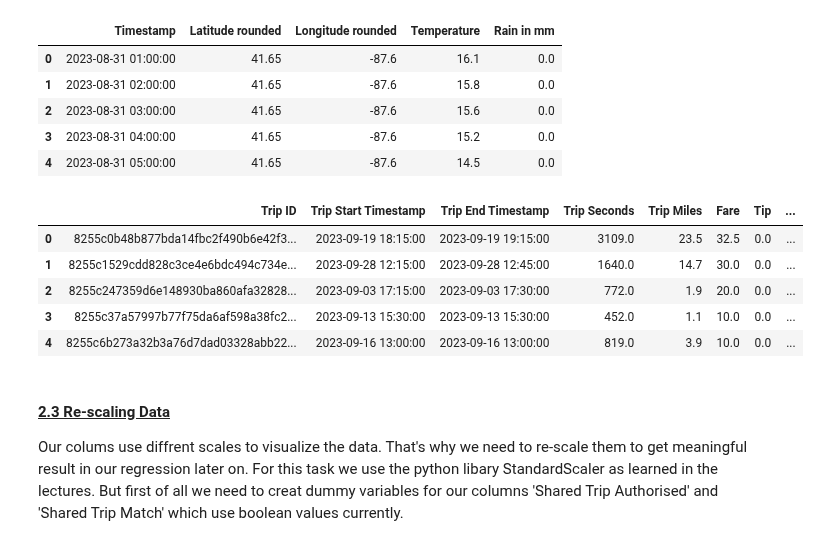
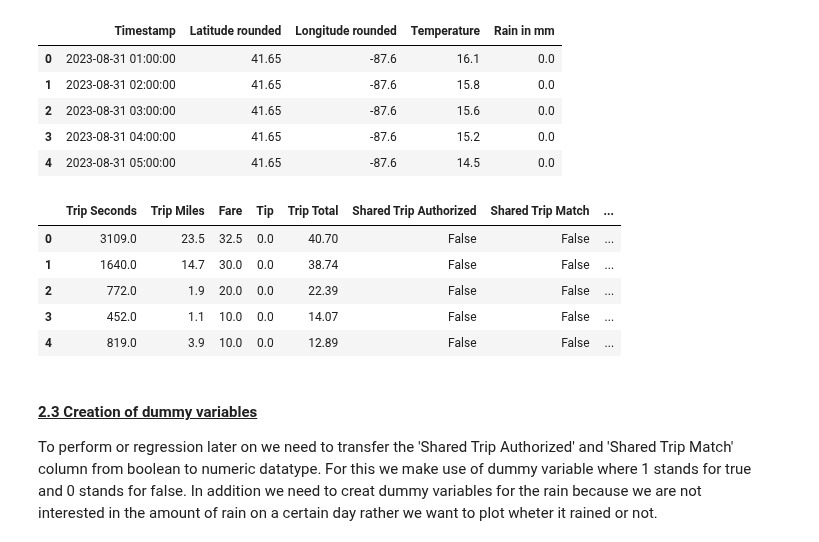
Before and after one commit to mrennefo/DSML-Project, a Jupyter notebook: DSML-Project.ipynb, the cells around one changed output. Saved outputs shown, nothing was run; the diff lists cells and outputs as text; code cells hidden in the pictures.

Commit message:
dummy variablen ergänzt, outliers, daten normalisiert und erste data modeling steps

```diff
--- a/DSML-Project.ipynb
+++ b/DSML-Project.ipynb
@@ -143,16 +147,16 @@ data_cleaned["Trip End Timestamp Rounded"] = data_cleaned["Trip End Timestamp"].
 data_merged = pd.merge(data_cleaned, weather_data, left_on=["Trip End Timestamp Rounded", "Latitude rounded", "Longitude rounded"], right_on =["Timestamp", "Latitude rounded", "Longitude rounded"], how = "inner")
 # %%
 #After that we can drop all the columns we just needed to merge our data
-data_merged = data_merged.drop(columns = ["Dropoff Centroid Latitude", "Dropoff Centroid Longitude", "Latitude rounded", "Longitude rounded", "Timestamp"])
+data_merged = data_merged.drop(columns = ["Dropoff Centroid Latitude", "Dropoff Centroid Longitude", "Latitude rounded", "Longitude rounded", "Timestamp" ,"Trip Start Timestamp", "Trip End Timestamp", "Trip End Timestamp Rounded", "Trip End Timestamp Rounded", "Trip ID"])
 data_merged.head()
 # %% [output]
-|  | Trip ID | Trip Start Timestamp | Trip End Timestamp | Trip Seconds | Trip Miles | Fare | Tip | ... |
-| 0 | 8255c0b48b877bda14fbc2f490b6e42f3... | 2023-09-19 18:15:00 | 2023-09-19 19:15:00 | 3109.0 | 23.5 | 32.5 | 0.0 | ... |
-| 1 | 8255c1529cdd828c3ce4e6bdc494c734e... | 2023-09-28 12:15:00 | 2023-09-28 12:45:00 | 1640.0 | 14.7 | 30.0 | 0.0 | ... |
-| 2 | 8255c247359d6e148930ba860afa32828... | 2023-09-03 17:15:00 | 2023-09-03 17:30:00 | 772.0 | 1.9 | 20.0 | 0.0 | ... |
-| 3 | 8255c37a57997b77f75da6af598a38fc2... | 2023-09-13 15:30:00 | 2023-09-13 15:30:00 | 452.0 | 1.1 | 10.0 | 0.0 | ... |
-| 4 | 8255c6b273a32b3a76d7dad03328abb22... | 2023-09-16 13:00:00 | 2023-09-16 13:00:00 | 819.0 | 3.9 | 10.0 | 0.0 | ... |
+|  | Trip Seconds | Trip Miles | Fare | Tip | Trip Total | Shared Trip Authorized | Shared Trip Match | ... |
+| 0 | 3109.0 | 23.5 | 32.5 | 0.0 | 40.70 | False | False | ... |
+| 1 | 1640.0 | 14.7 | 30.0 | 0.0 | 38.74 | False | False | ... |
+| 2 | 772.0 | 1.9 | 20.0 | 0.0 | 22.39 | False | False | ... |
+| 3 | 452.0 | 1.1 | 10.0 | 0.0 | 14.07 | False | False | ... |
+| 4 | 819.0 | 3.9 | 10.0 | 0.0 | 12.89 | False | False | ... |
 # %% [markdown]
-<h4 style="text-decoration: underline;">2.3 Re-scaling Data</h4>
-Our colums use diffrent scales to visualize the data. That's why we need to re-scale them to get meaningful result in our regression later on. For this task we use the python libary StandardScaler as learned in the lectures. But first of all we need to creat dummy variables for our columns 'Shared Trip Authorised' and 'Shared Trip Match' which use boolean values currently.
+<h4 style="text-decoration: underline;">2.3 Creation of dummy variables</h4>
+To perform or regression later on we need to transfer the 'Shared Trip Authorized' and 'Shared Trip Match' column from boolean to numeric datatype. For this we make use of dummy variable where 1 stands for true and 0 stands for false. In addition we need to creat dummy variables for the rain because we are not interested in the amount of rain on a certain day rather we want to plot wheter it rained or not.
 # %%
```
Also changed, not shown: parts of 15 cells of this notebook.
